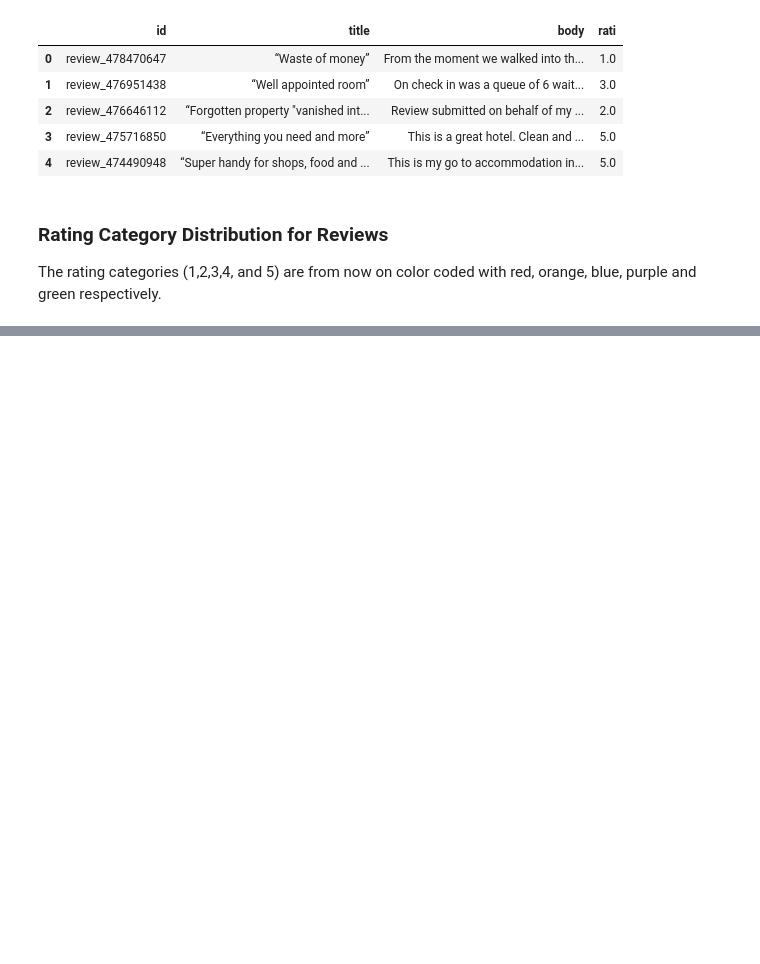
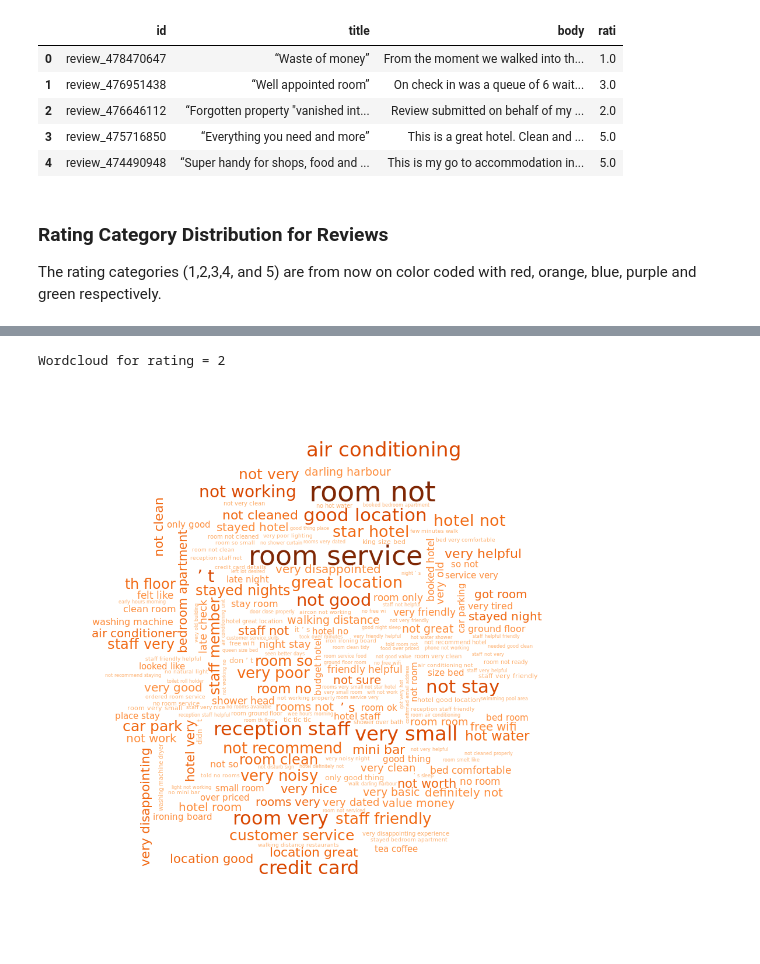
Before and after one commit to AduraX/Hotel-Reviews, a Jupyter notebook: Hotel-Reviews_EDA.ipynb, the cells around one changed output, grey strips where cells are left out. Cells and saved outputs as stored; diff of their text form; code cells hidden in the pictures; blank space fills up the shorter version.

```diff
--- a/Hotel-Reviews_EDA.ipynb
+++ b/Hotel-Reviews_EDA.ipynb
@@ -203,0 +177,6 @@ Rating = 1
+# %%
+print("Wordcloud for rating = 2")
+Image(filename=os.path.join(DatDir, '2_ratWordcloud.png'))
+# %% [output]
+Wordcloud for rating = 2
+[figure, added]
```
Also changed, not shown: parts of 25 cells of this notebook, 17 other files.
